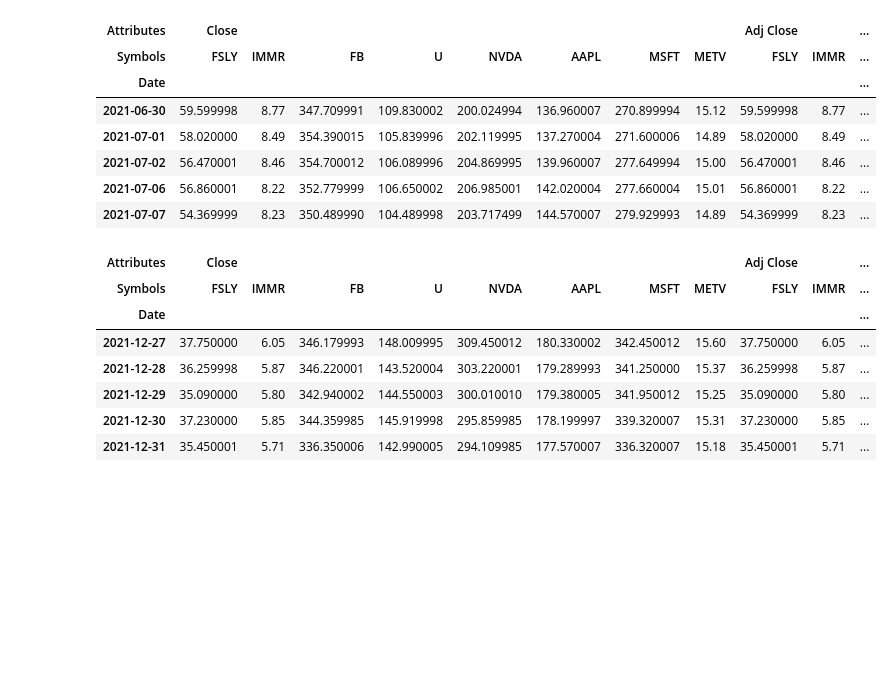
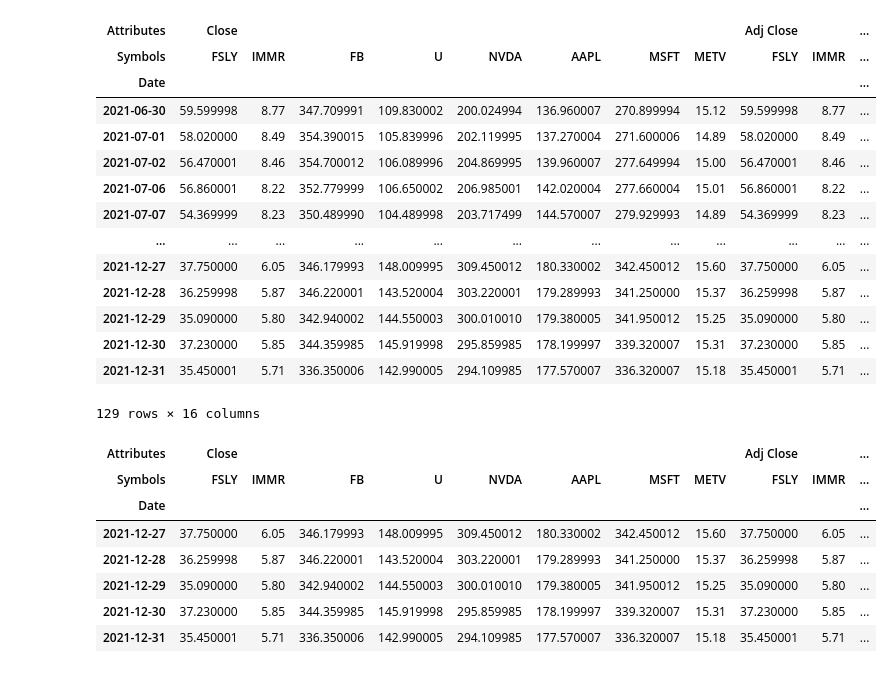
Before and after one commit to bigpotat/FA_Project, a Jupyter notebook: Project.ipynb, the cells around one changed output. Cells and saved outputs as stored; diff of their text form; code cells hidden in the pictures; blank space fills up the shorter version.

```diff
--- a/Project.ipynb
+++ b/Project.ipynb
@@ -14,22 +14,29 @@ import pyfolio as pf
 # %%
 tickers = ['FSLY','IMMR', 'FB', 'U','NVDA','AAPL', 'MSFT',"METV"]
 
 start_date = '2021-07-01'
 end_date = '2022-03-01'
 
 panel_data = data.DataReader(tickers,'yahoo', start_date, end_date)
 panel_data = panel_data.loc['2021-01-01' : '2021-12-31']
 data = panel_data[['Close', 'Adj Close']]
-data.head()
+data
 # %% [output]
 | Attributes | Close |  |  |  |  |  |  |  | Adj Close |  | ... |
 | Symbols | FSLY | IMMR | FB | U | NVDA | AAPL | MSFT | METV | FSLY | IMMR | ... |
 | Date |  |  |  |  |  |  |  |  |  |  | ... |
 | 2021-06-30 | 59.599998 | 8.77 | 347.709991 | 109.830002 | 200.024994 | 136.960007 | 270.899994 | 15.12 | 59.599998 | 8.77 | ... |
 | 2021-07-01 | 58.020000 | 8.49 | 354.390015 | 105.839996 | 202.119995 | 137.270004 | 271.600006 | 14.89 | 58.020000 | 8.49 | ... |
 | 2021-07-02 | 56.470001 | 8.46 | 354.700012 | 106.089996 | 204.869995 | 139.960007 | 277.649994 | 15.00 | 56.470001 | 8.46 | ... |
 | 2021-07-06 | 56.860001 | 8.22 | 352.779999 | 106.650002 | 206.985001 | 142.020004 | 277.660004 | 15.01 | 56.860001 | 8.22 | ... |
 | 2021-07-07 | 54.369999 | 8.23 | 350.489990 | 104.489998 | 203.717499 | 144.570007 | 279.929993 | 14.89 | 54.369999 | 8.23 | ... |
+| ... | ... | ... | ... | ... | ... | ... | ... | ... | ... | ... | ... |
+| 2021-12-27 | 37.750000 | 6.05 | 346.179993 | 148.009995 | 309.450012 | 180.330002 | 342.450012 | 15.60 | 37.750000 | 6.05 | ... |
+| 2021-12-28 | 36.259998 | 5.87 | 346.220001 | 143.520004 | 303.220001 | 179.289993 | 341.250000 | 15.37 | 36.259998 | 5.87 | ... |
+| 2021-12-29 | 35.090000 | 5.80 | 342.940002 | 144.550003 | 300.010010 | 179.380005 | 341.950012 | 15.25 | 35.090000 | 5.80 | ... |
+| 2021-12-30 | 37.230000 | 5.85 | 344.359985 | 145.919998 | 295.859985 | 178.199997 | 339.320007 | 15.31 | 37.230000 | 5.85 | ... |
+| 2021-12-31 | 35.450001 | 5.71 | 336.350006 | 142.990005 | 294.109985 | 177.570007 | 336.320007 | 15.18 | 35.450001 | 5.71 | ... |
+129 rows × 16 columns
 # %%
 data.tail()
 # %% [output]
```
Also changed, not shown: parts of 40 cells of this notebook, 3 other files.
